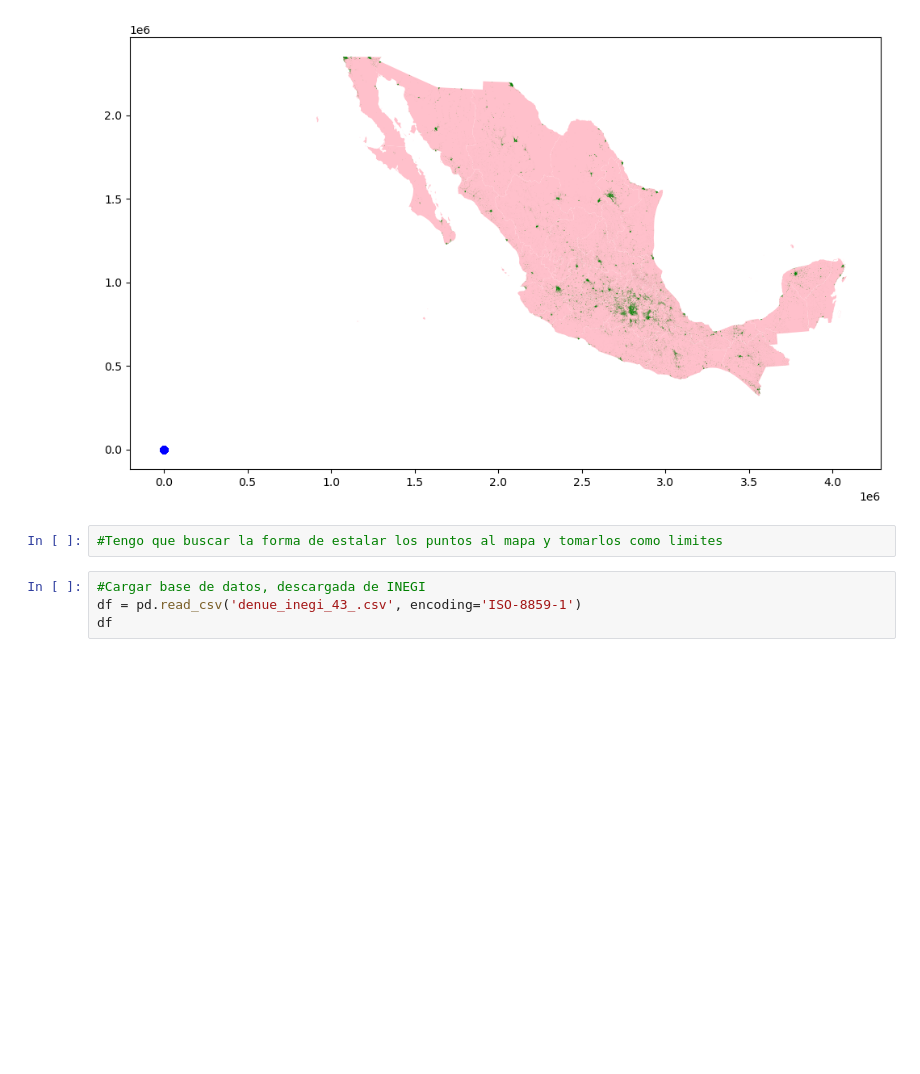
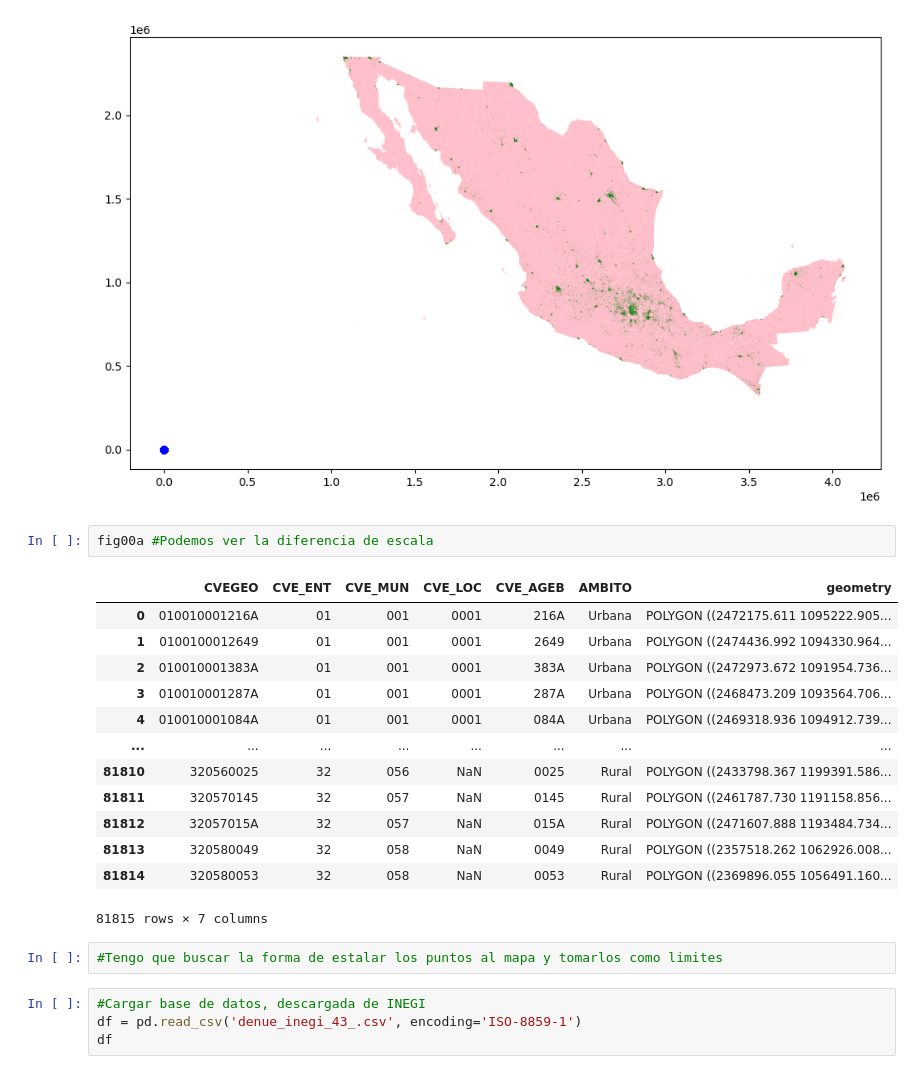
Before and after one commit to miguelrojas1990/Analisis_mayorista, a Jupyter notebook: draft2.ipynb, the cells around one changed output. Cells and saved outputs as stored; diff of their text form; blank space fills up the shorter version.

```diff
--- a/draft2.ipynb
+++ b/draft2.ipynb
@@ -49,8 +49,24 @@ gdf_mayoristas.plot(ax=ax, color='blue')
 plt.show()
 # %% [output]
 [figure]
-# %%
-#Tengo que buscar la forma de estalar los puntos al mapa y tomarlos como limites
+# %%
+fig00a #Podemos ver la diferencia de escala
+# %% [output]
+|  | CVEGEO | CVE_ENT | CVE_MUN | CVE_LOC | CVE_AGEB | AMBITO | geometry |
+| 0 | 010010001216A | 01 | 001 | 0001 | 216A | Urbana | POLYGON ((2472175.611 1095222.905... |
+| 1 | 0100100012649 | 01 | 001 | 0001 | 2649 | Urbana | POLYGON ((2474436.992 1094330.964... |
+| 2 | 010010001383A | 01 | 001 | 0001 | 383A | Urbana | POLYGON ((2472973.672 1091954.736... |
+| 3 | 010010001287A | 01 | 001 | 0001 | 287A | Urbana | POLYGON ((2468473.209 1093564.706... |
+| 4 | 010010001084A | 01 | 001 | 0001 | 084A | Urbana | POLYGON ((2469318.936 1094912.739... |
+| ... | ... | ... | ... | ... | ... | ... | ... |
+| 81810 | 320560025 | 32 | 056 | NaN | 0025 | Rural | POLYGON ((2433798.367 1199391.586... |
+| 81811 | 320570145 | 32 | 057 | NaN | 0145 | Rural | POLYGON ((2461787.730 1191158.856... |
+| 81812 | 32057015A | 32 | 057 | NaN | 015A | Rural | POLYGON ((2471607.888 1193484.734... |
+| 81813 | 320580049 | 32 | 058 | NaN | 0049 | Rural | POLYGON ((2357518.262 1062926.008... |
+| 81814 | 320580053 | 32 | 058 | NaN | 0053 | Rural | POLYGON ((2369896.055 1056491.160... |
+81815 rows × 7 columns
+# %%
+#Tengo que buscar la forma de estalar los puntos al mapa y tomarlos como limites
 # %%
 #Cargar base de datos, descargada de INEGI
 df = pd.read_csv('denue_inegi_43_.csv', encoding='ISO-8859-1')
```
